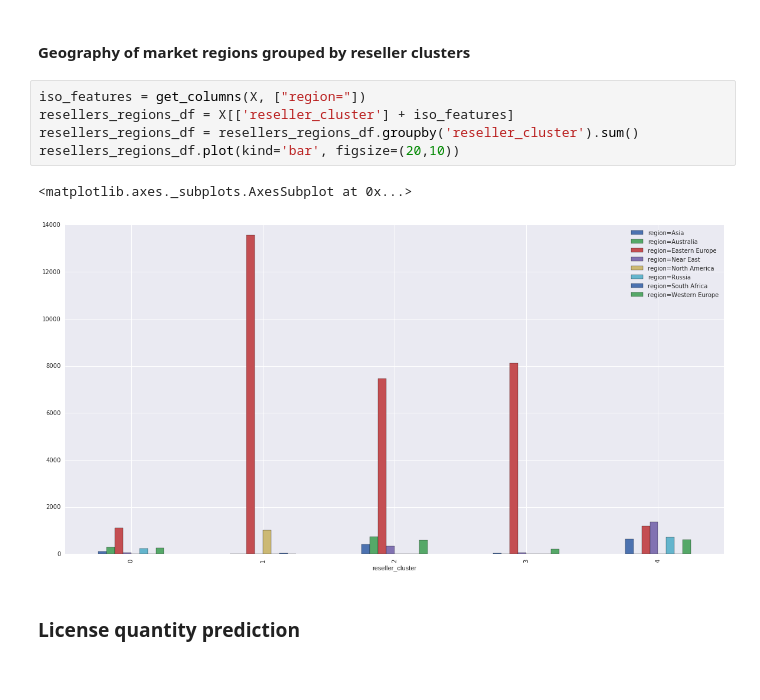
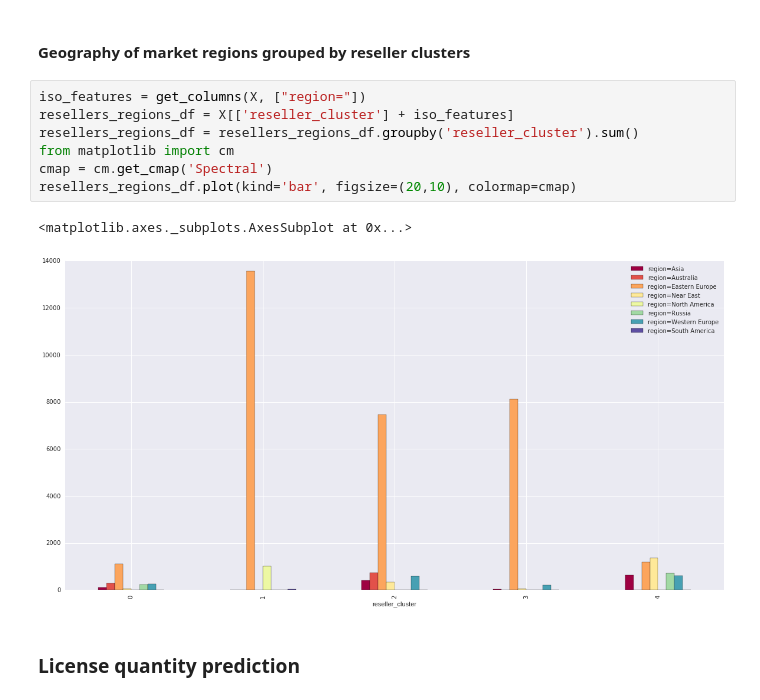
Before and after one commit to Semionn/JB-wholesale-distribution-analysis, a Jupyter notebook: main.ipynb, the cells around one changed output. Drawn from its saved outputs; the diff is of its cells as text.

Commit message:
fixes regions

```diff
--- a/main.ipynb
+++ b/main.ipynb
@@ -307,11 +307,13 @@ plt.show()
 # %%
 iso_features = get_columns(X, ["region="])
 resellers_regions_df = X[['reseller_cluster'] + iso_features]
 resellers_regions_df = resellers_regions_df.groupby('reseller_cluster').sum()
-resellers_regions_df.plot(kind='bar', figsize=(20,10))
+from matplotlib import cm
+cmap = cm.get_cmap('Spectral')
+resellers_regions_df.plot(kind='bar', figsize=(20,10), colormap=cmap)
 # %% [output]
 <matplotlib.axes._subplots.AxesSubplot at 0x...>
-[figure, old version]
+[figure, new version]
 # %% [markdown]
 ### License quantity prediction
 # %%
```
Also changed, not shown: 3 other files.
